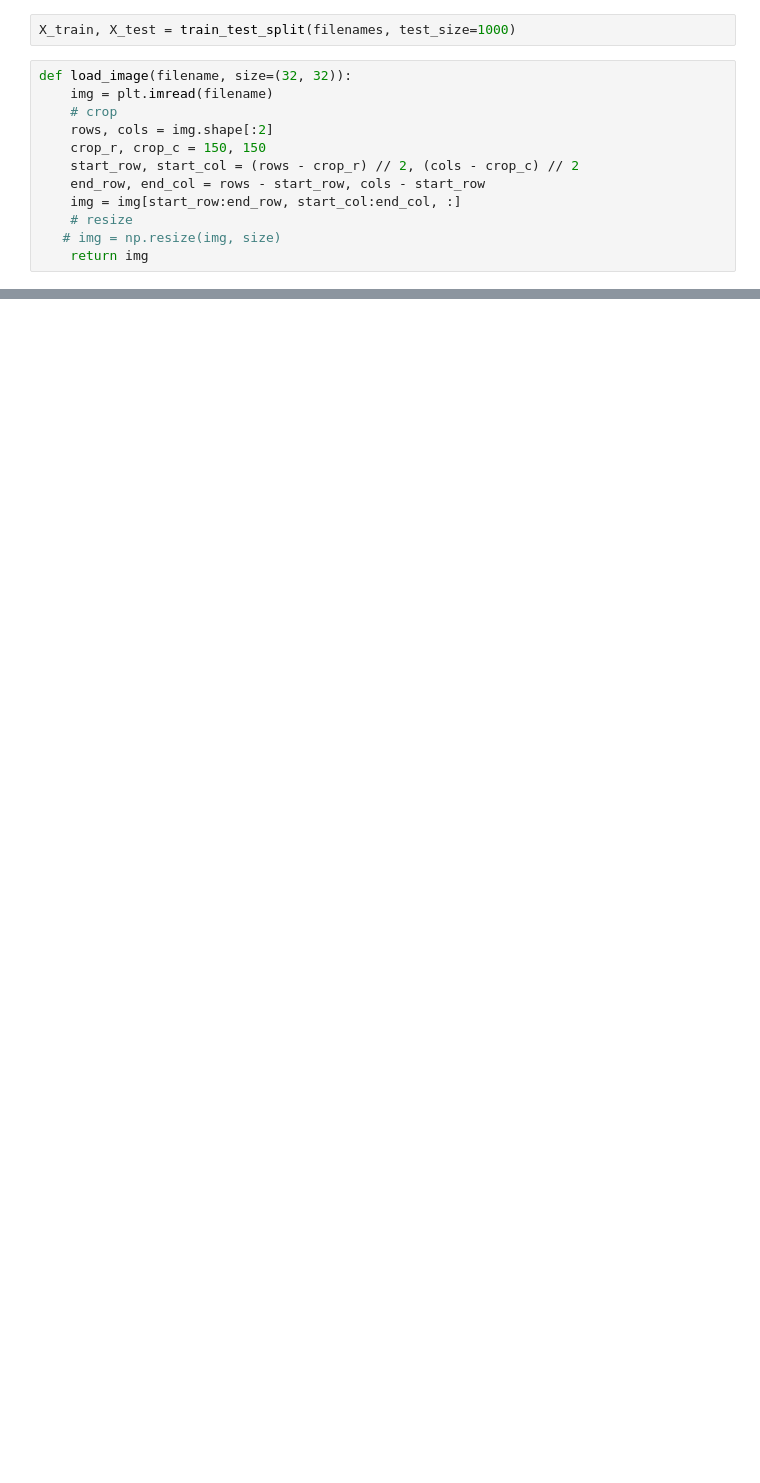
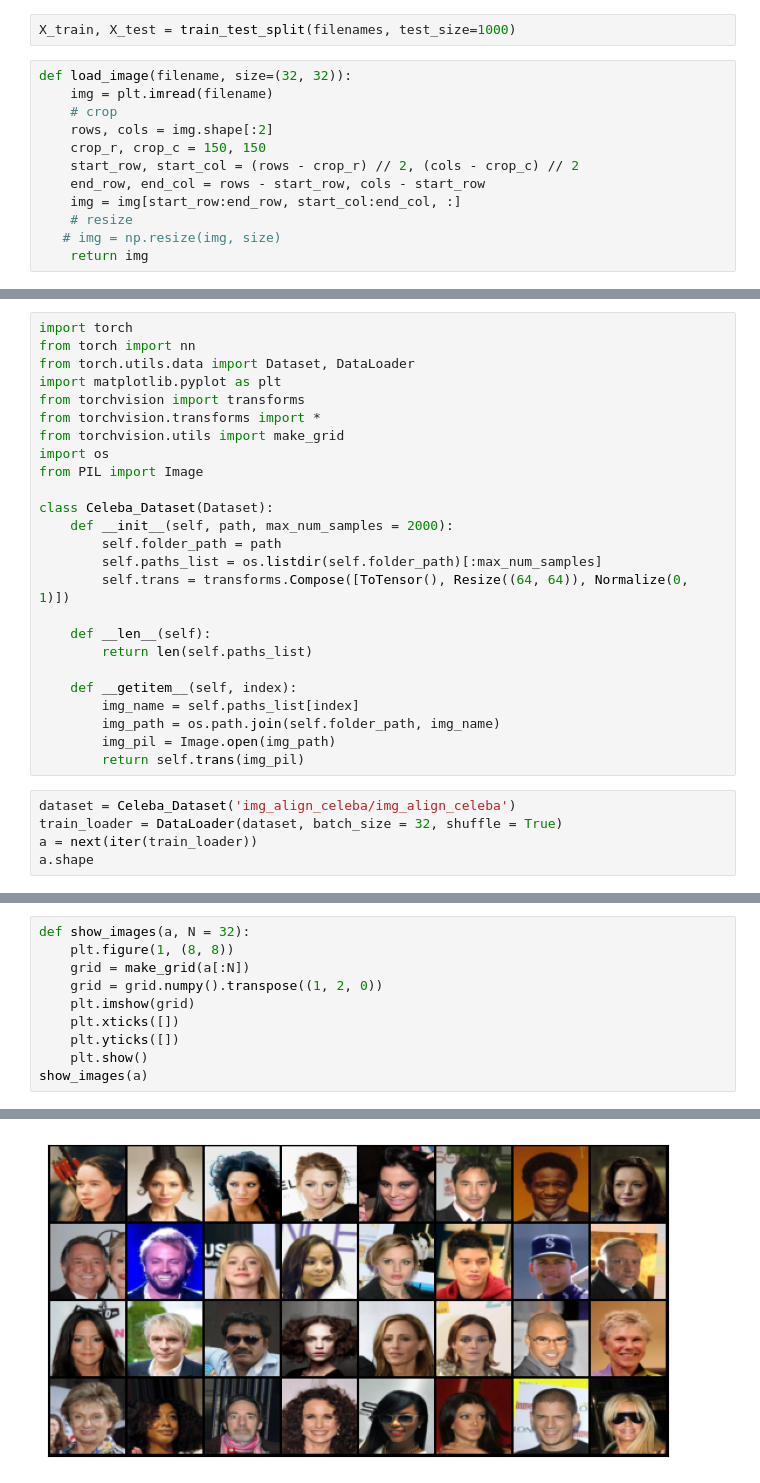
Before and after one commit to MaryaLagun/data_sc_part2, a Jupyter notebook: lab2/lab2.ipynb, the cells around one changed output, grey strips where cells are left out. Drawn from its saved outputs; the diff is of its cells as text; blank space fills up the shorter version.

```diff
--- a/lab2/lab2.ipynb
+++ b/lab2/lab2.ipynb
@@ -427,0 +324,30 @@ ValueError: too many values to unpack (expected 2)
+# %%
+import torch
+from torch import nn
+from torch.utils.data import Dataset, DataLoader
+import matplotlib.pyplot as plt
+from torchvision import transforms
+from torchvision.transforms import *
+from torchvision.utils import make_grid
+import os
+from PIL import Image
+
+class Celeba_Dataset(Dataset):
+    def __init__(self, path, max_num_samples = 2000):
+        self.folder_path = path
+        self.paths_list = os.listdir(self.folder_path)[:max_num_samples]
+        self.trans = transforms.Compose([ToTensor(), Resize((64, 64)), Normalize(0, 1)])
+
+    def __len__(self):
+        return len(self.paths_list)
+
+    def __getitem__(self, index):
+        img_name = self.paths_list[index]
+        img_path = os.path.join(self.folder_path, img_name)
+        img_pil = Image.open(img_path)
+        return self.trans(img_pil)
+# %%
+dataset = Celeba_Dataset('img_align_celeba/img_align_celeba')
+train_loader = DataLoader(dataset, batch_size = 32, shuffle = True)
+a = next(iter(train_loader))
+a.shape
@@ -427,0 +360,11 @@ ValueError: too many values to unpack (expected 2)
+# %%
+def show_images(a, N = 32):
+    plt.figure(1, (8, 8))
+    grid = make_grid(a[:N])
+    grid = grid.numpy().transpose((1, 2, 0))
+    plt.imshow(grid)
+    plt.xticks([])
+    plt.yticks([])
+    plt.show()
+show_images(a)
+# %% [output]
@@ -427,0 +372 @@ ValueError: too many values to unpack (expected 2)
+[figure, added]
```
Also changed, not shown: parts of 29 cells of this notebook, 1 other file.
